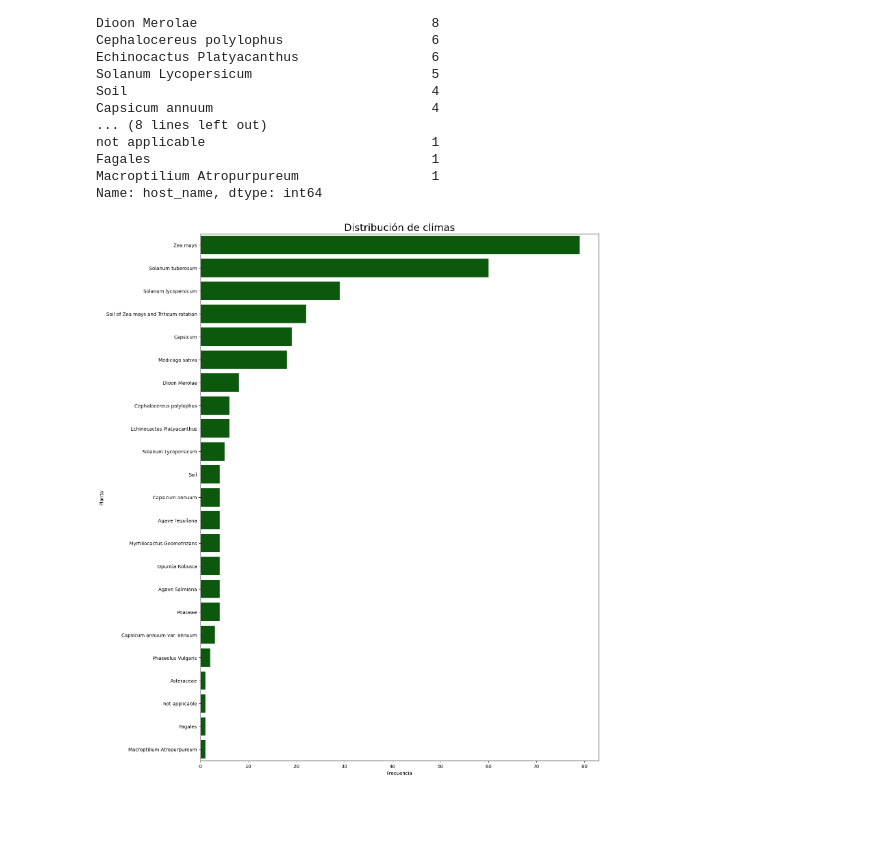
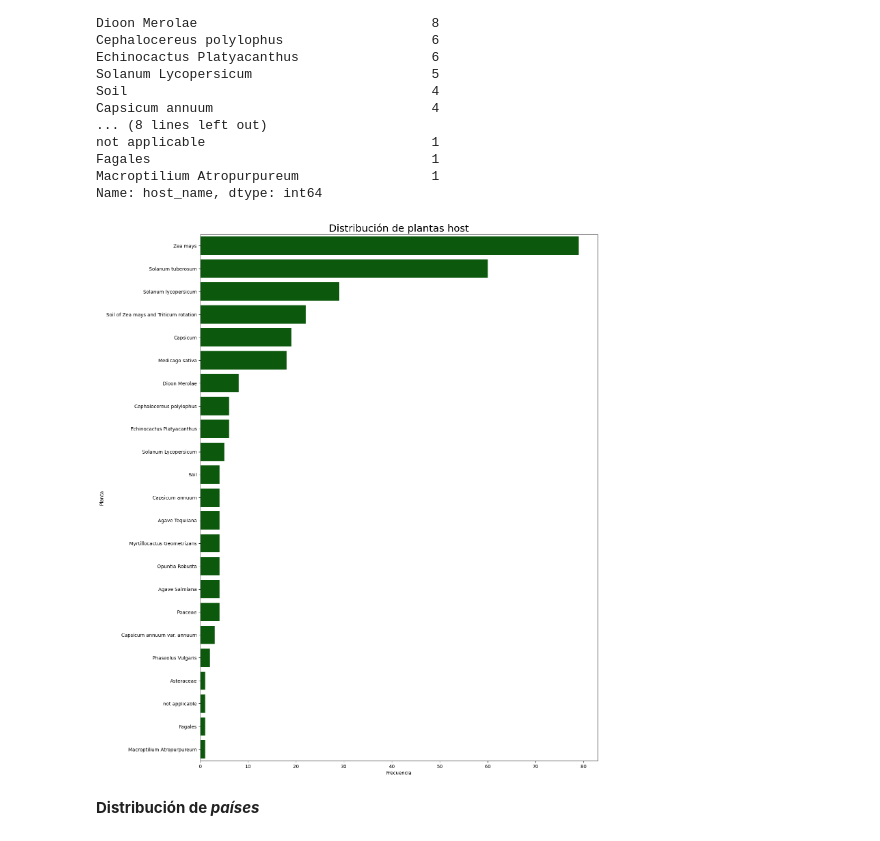
Before and after one commit to tipicanerd/RizosferaMexicana, a Jupyter notebook: AnalisisMetadata.ipynb, the cells around one changed output. Drawn from its saved outputs; the diff is of its cells as text; code cells hidden in the pictures; blank space fills up the shorter version.

```diff
--- a/AnalisisMetadata.ipynb
+++ b/AnalisisMetadata.ipynb
@@ -18,6 +18,7 @@ from sklearn.decomposition import PCA
 data_path = "./data"
 # %%
 metadata = pd.read_csv(f"{data_path}/metadata_agave_clavi_solena - metadata.csv", index_col="sample_id")
+metadata["plant_part"] = metadata["plant_part"].apply(lambda x: str(x).lower())
 metadata.head()
 # %% [output]
 |  | Experiment | Assay Type | seq_type | Organism | plant_part | host_name | latitude | longitude | state | ... |
@@ -109,9 +149,11 @@ Name: host_name, dtype: int64
 # %%
 fig, ax = plt.subplots(1,1 ,figsize=(15, 20))
 sns.countplot(data=metadata, y="host_name", order=metadata["host_name"].value_counts().index, color="darkgreen")
 plt.xlabel("Frecuencia")
 plt.ylabel("Planta")
-plt.title("Distribución de climas", fontsize=21)
+plt.title("Distribución de plantas host", fontsize=21)
 plt.show()
 # %% [output]
-[figure, old version]
+[figure, new version]
+# %% [markdown]
+**Distribución de *países***
```
Also changed, not shown: parts of 15 cells of this notebook.
